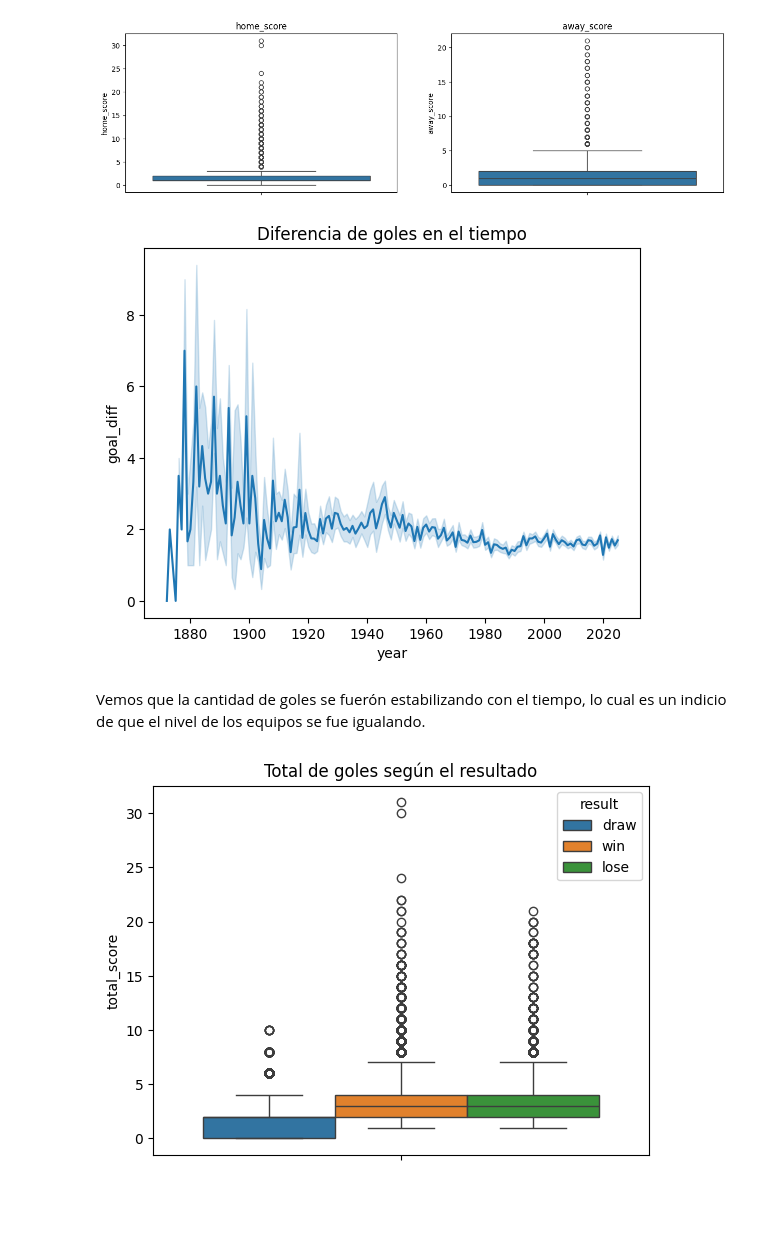
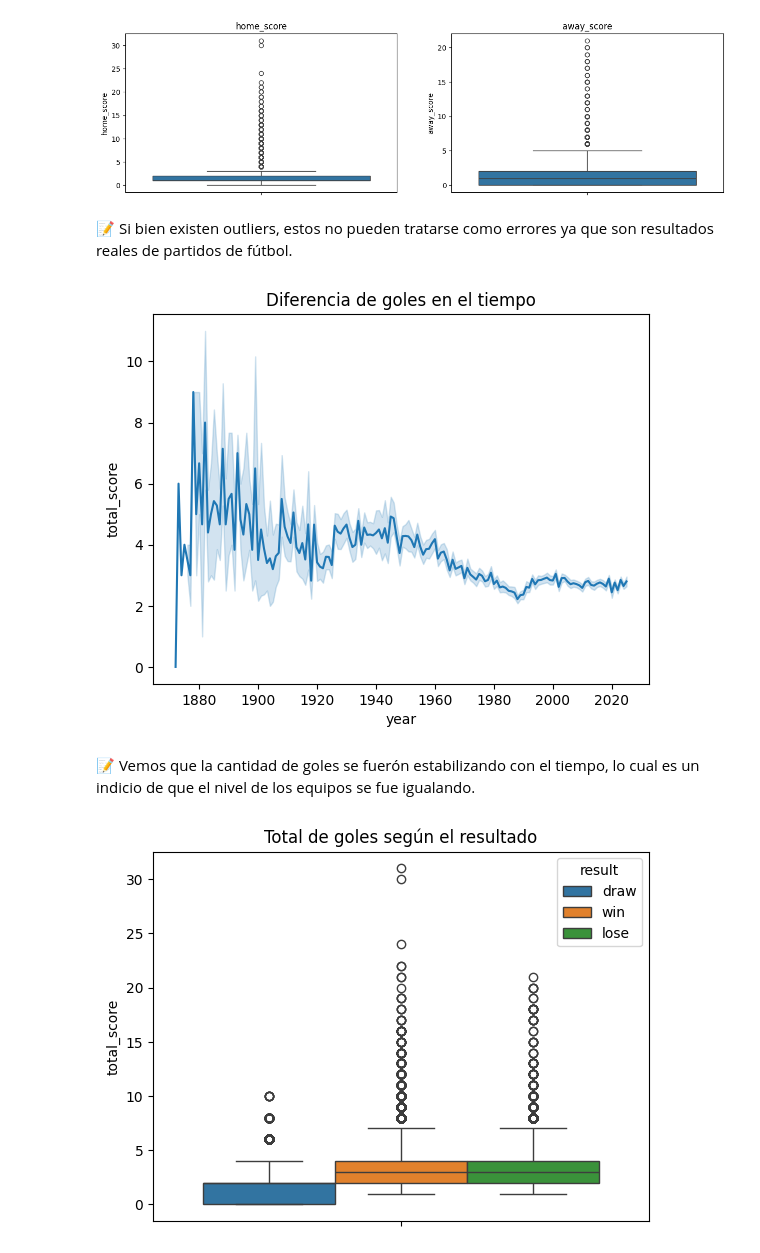
Before and after one commit to carlosrivasa/tpAdM, a Jupyter notebook: FIFA2026.ipynb, the cells around one changed output. Drawn from its saved outputs; the diff is of its cells as text; code cells hidden in the pictures; blank space fills up the shorter version.

```diff
--- a/FIFA2026.ipynb
+++ b/FIFA2026.ipynb
@@ -144,14 +144,16 @@ ax[1].set_title('away_score')
 plt.show()
 # %% [output]
 [figure]
+# %% [markdown]
+📝 Si bien existen outliers, estos no pueden tratarse como errores ya que son resultados reales de partidos de fútbol.
 # %%
-sns.lineplot(data=results, x="year", y="goal_diff")
+sns.lineplot(data=results, x="year", y="total_score")
 plt.title("Diferencia de goles en el tiempo")
 plt.show()
 # %% [output]
-[figure, old version]
+[figure, new version]
 # %% [markdown]
-Vemos que la cantidad de goles se fuerón estabilizando con el tiempo, lo cual es un indicio de que el nivel de los equipos se fue igualando.
+📝 Vemos que la cantidad de goles se fuerón estabilizando con el tiempo, lo cual es un indicio de que el nivel de los equipos se fue igualando.
 # %%
 sns.boxplot(data=results, y="total_score", hue="result")
 plt.title("Total de goles según el resultado")
```
Also changed, not shown: parts of 33 cells of this notebook, 2 other files.
